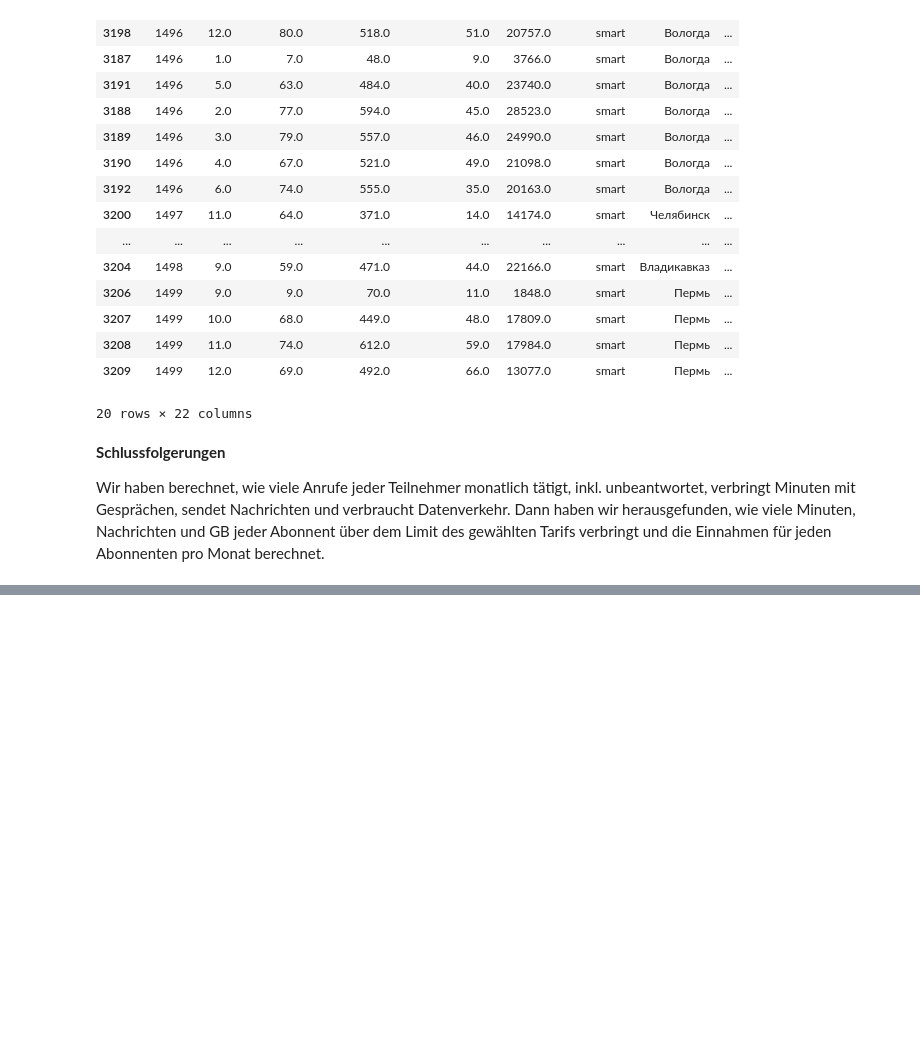
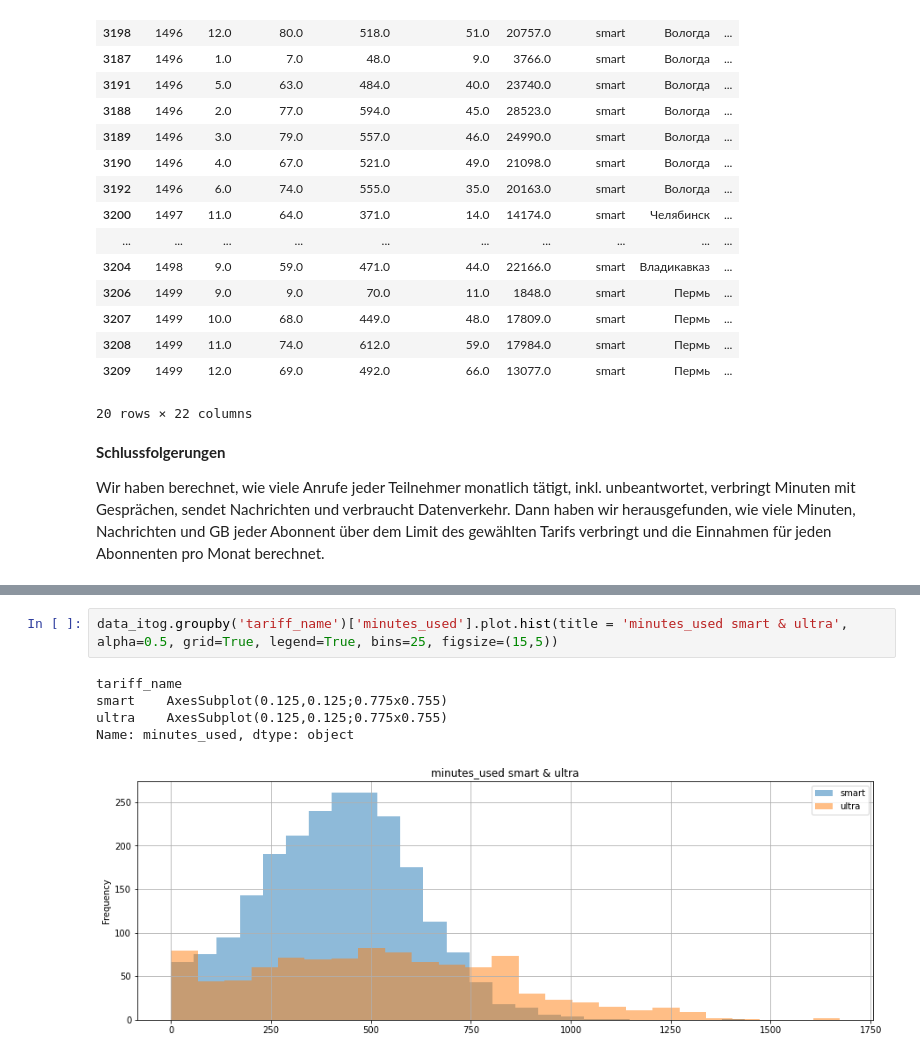
Before and after one commit to Konstantin5054232/ausbildungsprojekte, a Jupyter notebook: 04_mobilfunktarif/mobilfunktarif.ipynb, the cells around one changed output, grey strips where cells are left out. Cells and saved outputs as stored; diff of their text form; blank space fills up the shorter version.

```diff
--- a/04_mobilfunktarif/mobilfunktarif.ipynb
+++ b/04_mobilfunktarif/mobilfunktarif.ipynb
@@ -487,0 +612,8 @@ Wir haben berechnet, wie viele Anrufe jeder Teilnehmer monatlich tätigt, inkl.
+# %%
+data_itog.groupby('tariff_name')['minutes_used'].plot.hist(title = 'minutes_used smart & ultra', alpha=0.5, grid=True, legend=True, bins=25, figsize=(15,5))
+# %% [output]
+tariff_name
+smart    AxesSubplot(0.125,0.125;0.775x0.755)
+ultra    AxesSubplot(0.125,0.125;0.775x0.755)
+Name: minutes_used, dtype: object
+[figure, added]
```
Also changed, not shown: parts of 18 cells of this notebook.
